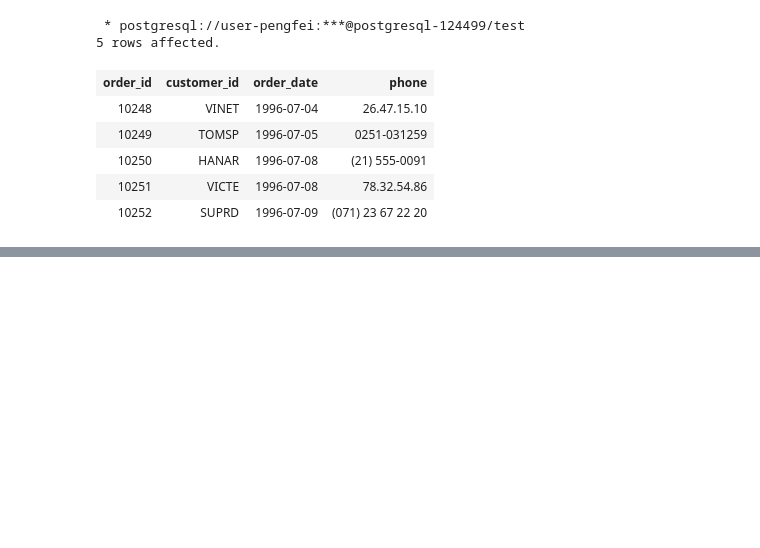
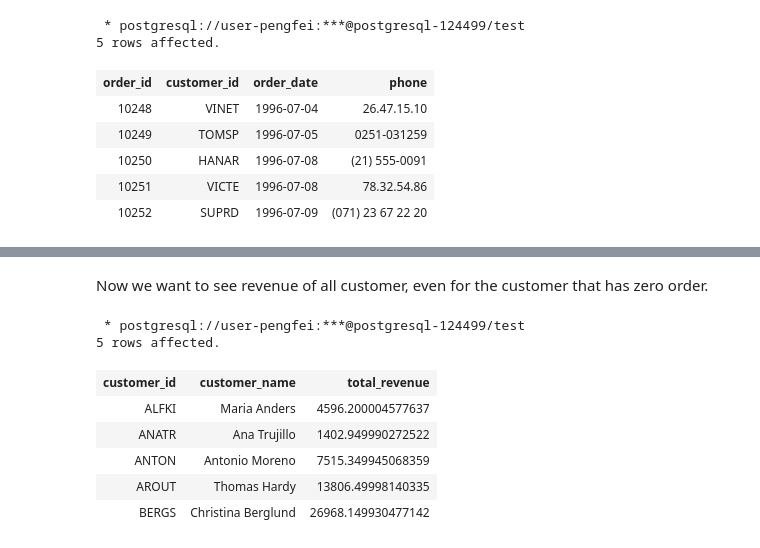
Before and after one commit to pengfei99/LearningSQL, a Jupyter notebook: Insee/notebooks/05.Join.ipynb, the cells around one changed output, grey strips where cells are left out. Drawn from its saved outputs; the diff is of its cells as text; code cells hidden in the pictures; blank space fills up the shorter version.

```diff
--- a/Insee/notebooks/05.Join.ipynb
+++ b/Insee/notebooks/05.Join.ipynb
@@ -295,0 +263,22 @@ group by c.customer_id, customer_name
+# %% [markdown]
+Now we want to see revenue of all customer, even for the customer that has zero order.
+# %%
+%%sql
+
+select c.customer_id,
+contact_name AS customer_name,
+sum(quantity*unit_price) as total_revenue
+from customers as c
+left join orders as o on c.customer_id=o.customer_id
+left join order_details as od on od.order_id=o.order_id
+group by c.customer_id, customer_name
+limit 5;
+# %% [output]
+ * postgresql://user-pengfei:***@postgresql-124499/test
+5 rows affected.
+| customer_id | customer_name | total_revenue |
+| ALFKI | Maria Anders | 4596.200004577637 |
+| ANATR | Ana Trujillo | 1402.949990272522 |
+| ANTON | Antonio Moreno | 7515.349945068359 |
+| AROUT | Thomas Hardy | 13806.49998140335 |
+| BERGS | Christina Berglund | 26968.149930477142 |
```
Also changed, not shown: parts of 15 cells of this notebook.
